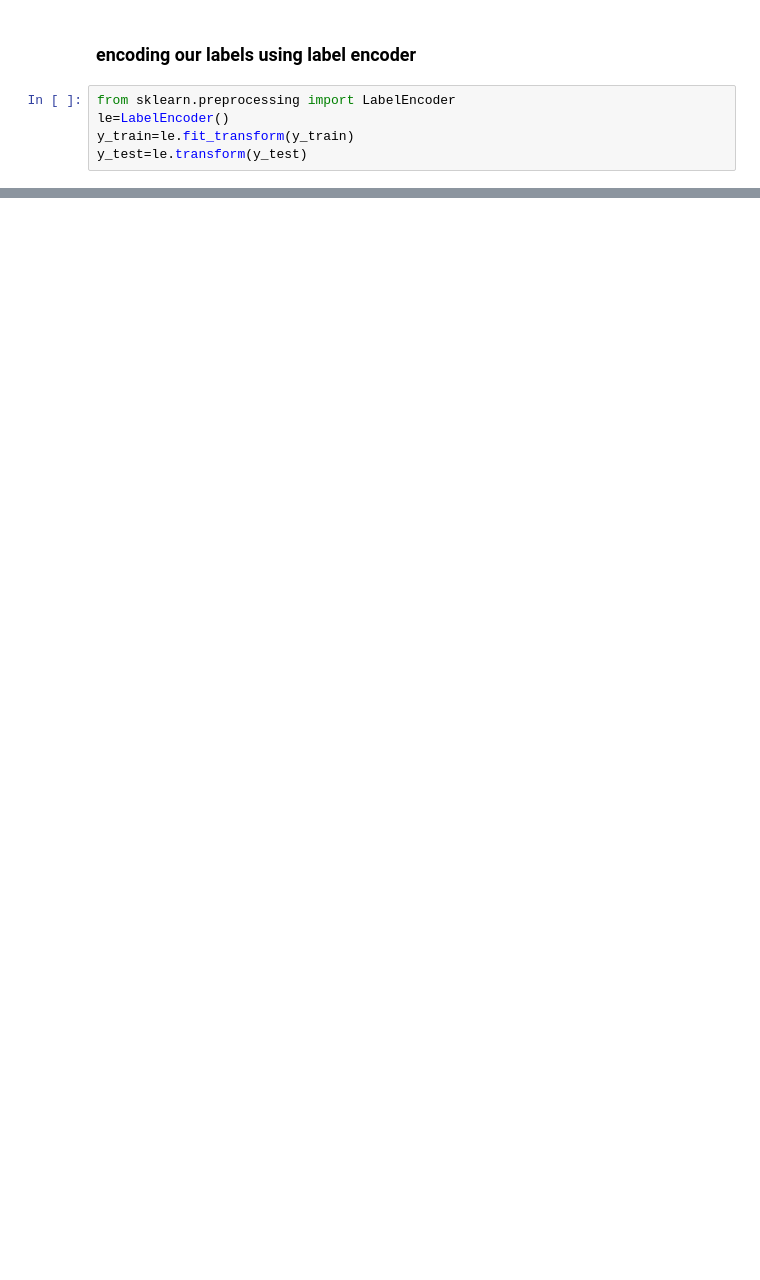
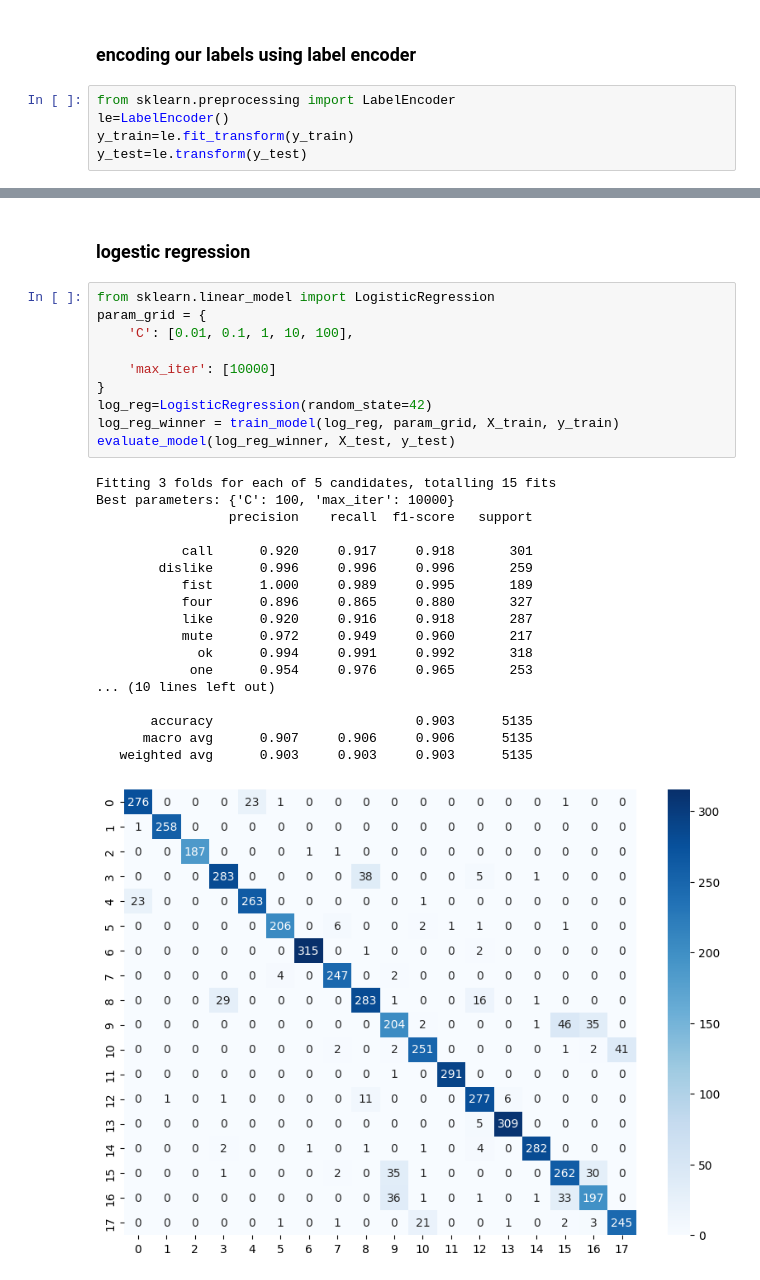
Before and after one commit to sabry558/Hand-gestures-classification, a Jupyter notebook: Hand gestures.ipynb, the cells around one changed output, grey strips where cells are left out. Drawn from its saved outputs; the diff is of its cells as text; blank space fills up the shorter version.

```diff
--- a/Hand gestures.ipynb
+++ b/Hand gestures.ipynb
@@ -135,0 +186,31 @@ y_test=le.transform(y_test)
+# %% [markdown]
+### logestic regression
+# %%
+from sklearn.linear_model import LogisticRegression
+param_grid = {
+    'C': [0.01, 0.1, 1, 10, 100],
+
+    'max_iter': [10000]
+}
+log_reg=LogisticRegression(random_state=42)
+log_reg_winner = train_model(log_reg, param_grid, X_train, y_train)
+evaluate_model(log_reg_winner, X_test, y_test)
+# %% [output]
+Fitting 3 folds for each of 5 candidates, totalling 15 fits
+Best parameters: {'C': 100, 'max_iter': 10000}
+                 precision    recall  f1-score   support
+
+           call      0.920     0.917     0.918       301
+        dislike      0.996     0.996     0.996       259
+           fist      1.000     0.989     0.995       189
+           four      0.896     0.865     0.880       327
+           like      0.920     0.916     0.918       287
+           mute      0.972     0.949     0.960       217
+             ok      0.994     0.991     0.992       318
+            one      0.954     0.976     0.965       253
+... (10 lines left out)
+
+       accuracy                          0.903      5135
+      macro avg      0.907     0.906     0.906      5135
+   weighted avg      0.903     0.903     0.903      5135
+[figure, added]
```
Also changed, not shown: parts of 28 cells of this notebook.
